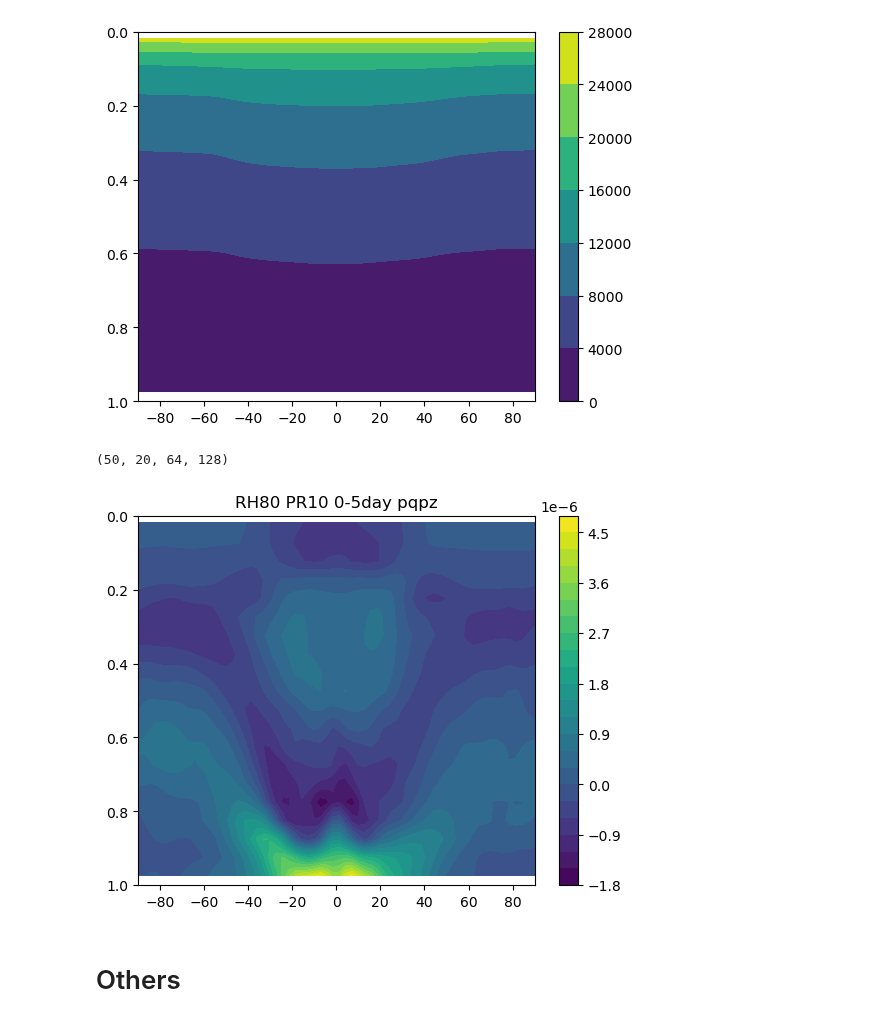
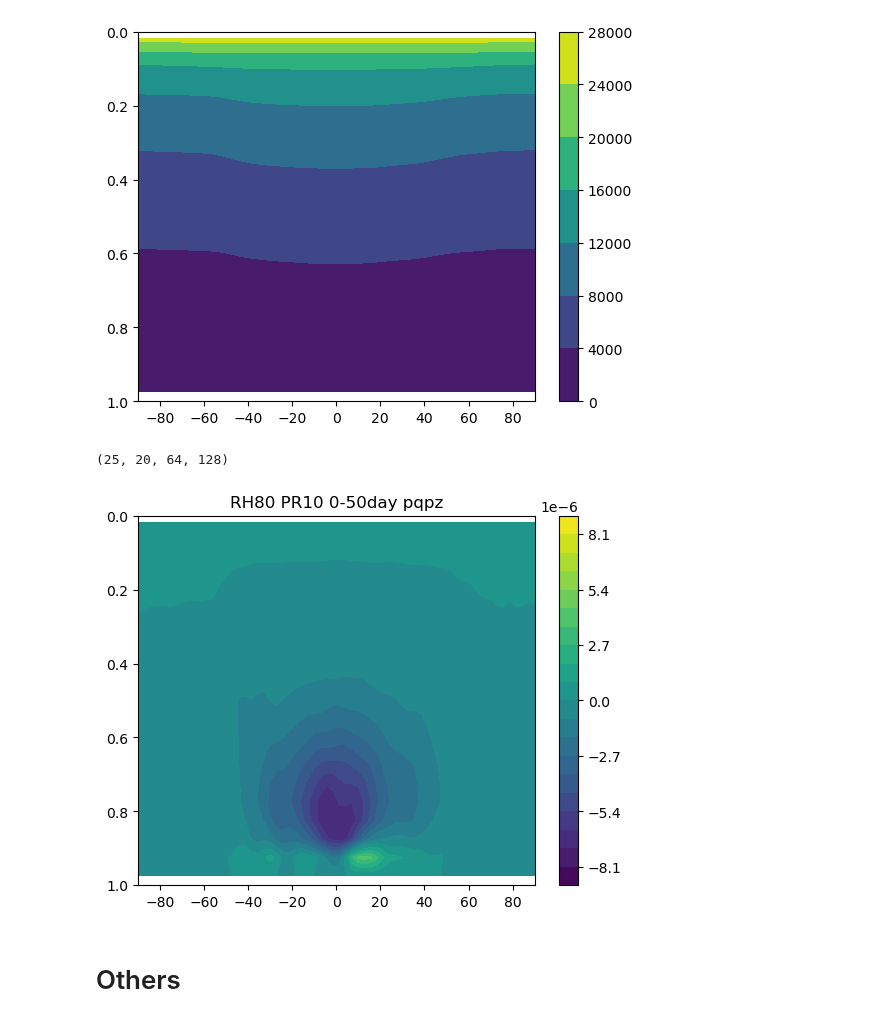
Before and after one commit to PeterChang1023/Dycore_Master, a Jupyter notebook: dycore/IdealizeSpetral.jl/exp/HSt42/check_spinupday.ipynb, the cells around one changed output. Drawn from its saved outputs; the diff is of its cells as text; code cells hidden in the pictures.

```diff
--- a/dycore/IdealizeSpetral.jl/exp/HSt42/check_spinupday.ipynb
+++ b/dycore/IdealizeSpetral.jl/exp/HSt42/check_spinupday.ipynb
@@ -42,6 +42,8 @@ class Dycore:
         self.z       = self.getVar("grid_z_full_xyzt")
         self.factor1 = self.getVar("factor1_xyzt")
         self.factor2 = self.getVar("factor2_xyzt")
+        self.factor3 = self.getVar("factor3_xyzt")
+
 
         self.K_E = self.getVar("K_E_xyzt")
         self.pqpz = self.getVar("pqpz_xyzt")
@@ -309,7 +313,7 @@ for i in range(10,20,10):
     plt.clabel(CT)
 
     plt.ylim([1,0])
-    plt.title(f"PR={pr} 25-50day mean meridional overturning circulation(contour), mean qv (shading)", fontsize=9)
+    plt.title(f"PR={pr} 0-50day mean meridional overturning circulation(contour), mean qv (shading)", fontsize=9)
     plt.show()
 ##################################################################################################
 for i in range(10,20,10):
@@ -328,7 +332,7 @@ for i in range(10,20,10):
 
     CS = plt.contourf(yy, sigma_mean2, qv_diff_mean)
     plt.colorbar(CS)
-    plt.title(f"RH80 PR{pr} 0-5day mean qv_diff")
+    plt.title(f"RH80 PR{pr} 0-50day mean qv_diff")
 
     plt.ylim([1,0])
     plt.show()
@@ -346,7 +350,7 @@ for i in range(10,20,10):
 
     CS = plt.contourf(yy, sigma_mean2, add_water_mean)
     plt.colorbar(CS)
-    plt.title(f"RH80 PR{pr} 0-5day mean add water")
+    plt.title(f"RH80 PR{pr} 0-50day mean add water")
 
     plt.ylim([1,0])
     plt.show()
@@ -375,7 +379,6 @@ for i in range(10,20,10):
     plt.ylim([1,0])
     plt.show()
 #############################################################
-
 for i in range(10,20,10):
     pr = i
     dycore = Dycore(file)
@@ -392,4 +395,21 @@ for i in range(10,20,10):
 
     plt.ylim([1,0])
     plt.show()
+#################################################################
+for i in range(10,20,10):
+    pr = i
+    dycore = Dycore(file)
+    yy, sigma_mean2 = dycore.yy, dycore.sigma_mean2
+
+    factor3 = dycore.factor3
+
+    plt.figure(dpi=100.)
+    factor3_mean = np.nanmean(factor3[:,:,:,:], axis=(0,3))
+
+    CS = plt.contourf(yy, sigma_mean2, factor3_mean, levels=21)
+    plt.colorbar(CS)
+    plt.title(f"RH80 PR{pr} 0-5day factor3")
+
+    plt.ylim([1,0])
+    plt.show()
 # %% [output]
@@ -435,20 +456,22 @@ for i in range(10,20,10):
     plt.ylim([1,0])
     plt.show()
 
-pqpz_new = np.zeros(((50,20,64,128)))
+pqpz_new = np.zeros(((5,20,64,128)))
 z = dycore.z
 for i in range(1,18):
-    pqpz_new[:,i,:,:] = (qv_n[:,i+1,:,:] - qv_n[:,i-1,:,:]) / (z[:,i+1,:,:] - z[:,i-1,:,:])
-pqpz_new[:,0,:,:] = (qv_n[:,1,:,:] - qv_n[:,0,:,:]) / (z[:,1,:,:] - z[:,0,:,:])
+    pqpz_new[:1,i,:,:] = (qv_n[:1,i+1,:,:] - qv_n[:1,i-1,:,:]) / (z[:1,i+1,:,:] - z[:1,i-1,:,:])
+pqpz_new[:1,0,:,:] = (qv_n[:1,1,:,:] - qv_n[:1,0,:,:]) / (z[:1,1,:,:] - z[:1,0,:,:])
 # pqpz_new[:,19,:,:] = (qv_n[:,19,:,:] - qv_n[:,18,:,:]) / (z[:,19,:,:] - z[:,18,:,:])
 
 
-pqpz_new_mean = np.nanmean(pqpz_new, axis=(0,3))
+
 
 plt.figure(dpi=100.)
-plt.contourf(yy, sigma_mean2, pqpz_new_mean, levels=21)
+plt.contourf(yy, sigma_mean2, np.nanmean(pqpz_new[0,], axis=2), levels=21)
 plt.colorbar()
 plt.ylim([1,0])
 plt.title("cal pqpz outside")
 plt.show()
+
+# np.where(pqpz_new_mean[0,]>0)
 # %% [output]
@@ -466,24 +489,24 @@ plt.show()
 # %%
 
 for i in range(10,20,10):
     pr = i
     dycore = Dycore(file)
     yy, sigma_mean2 = dycore.yy, dycore.sigma_mean2
 
     pqpz = dycore.pqpz
     print(pqpz.shape)
     plt.figure(dpi=100.)
-    pqpz_mean = np.nanmean(pqpz[:,:,:,:], axis=(0,3))
+    pqpz_mean = np.nanmean(pqpz[0,:,:,:], axis=2)
 
-    CS = plt.contourf(yy, sigma_mean2, pqpz_mean, levels=21)
+    CS = plt.contourf(yy, sigma_mean2, pqpz_mean, levels=np.linspace(-9E-6, 9E-6,21))
     plt.colorbar(CS)
-    plt.title(f"RH80 PR{pr} 0-5day pqpz")
+    plt.title(f"RH80 PR{pr} 0-50day pqpz")
 
     plt.ylim([1,0])
     plt.show()
 # %% [output]
-(50, 20, 64, 128)
+(25, 20, 64, 128)
-[figure, old version]
+[figure, new version]
 # %% [markdown]
 # Others
 # %%
```
Also changed, not shown: parts of 7 cells of this notebook, 4 other files.
